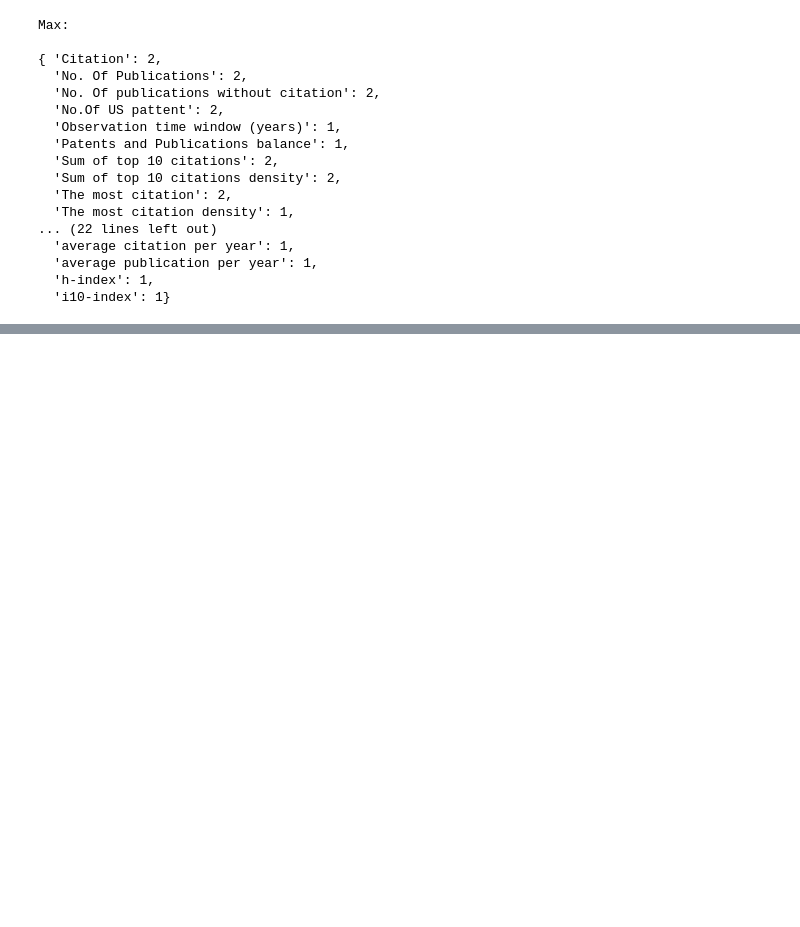
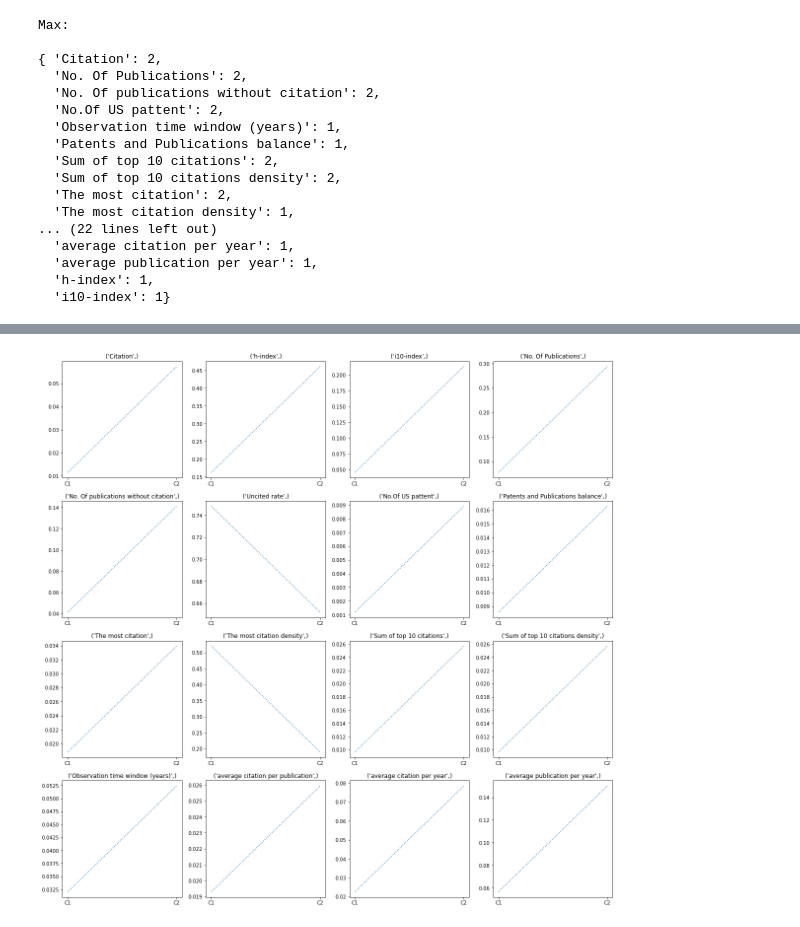
Before and after one commit to amirhossein-bayati/get-scholar-professors, a Jupyter notebook: Alalyzing/Analyzing_2_clusters.ipynb, the cells around one changed output, grey strips where cells are left out. Saved outputs shown, nothing was run; the diff lists cells and outputs as text; code cells hidden in the pictures; blank space fills up the shorter version.

Commit message:
codebook for 2, 5, 6, 254 clusters created.

```diff
--- a/Alalyzing/Analyzing_2_clusters.ipynb
+++ b/Alalyzing/Analyzing_2_clusters.ipynb
@@ -225,0 +244,9 @@ Max:
+# %%
+kmeansInertias = []
+kmeans = KMeans(init='k-means++', n_clusters=2, random_state=0, n_init=12)
+kmeans.fit(df)
+clusterCenters = kmeans.cluster_centers_
+kmeansInertias.append(kmeans.inertia_)
+centroidsTable = pd.DataFrame(clusterCenters, columns=df.columns[:17], index = ['C'+str(i+1) for i in range(len(clusterCenters))])
+
+display(centroidsTable)
@@ -225,0 +257,13 @@ Max:
+# %%
+fig, ax = plt.subplots(nrows=4, ncols=4, figsize=(20, 20))
+i = 0
+j = 0
+display(centroidsTable)
+for col in centroidsTable.columns:
+    if j == 4:
+        i += 1
+        j = 0
+    ax[i, j].set(title = col)
+    ax[i, j].plot(centroidsTable[col], linestyle = 'dotted')
+    j += 1
+# %% [output]
@@ -225,0 +273 @@ Max:
+[figure, added]
```
Also changed, not shown: parts of 5 cells of this notebook, 5 other files.
